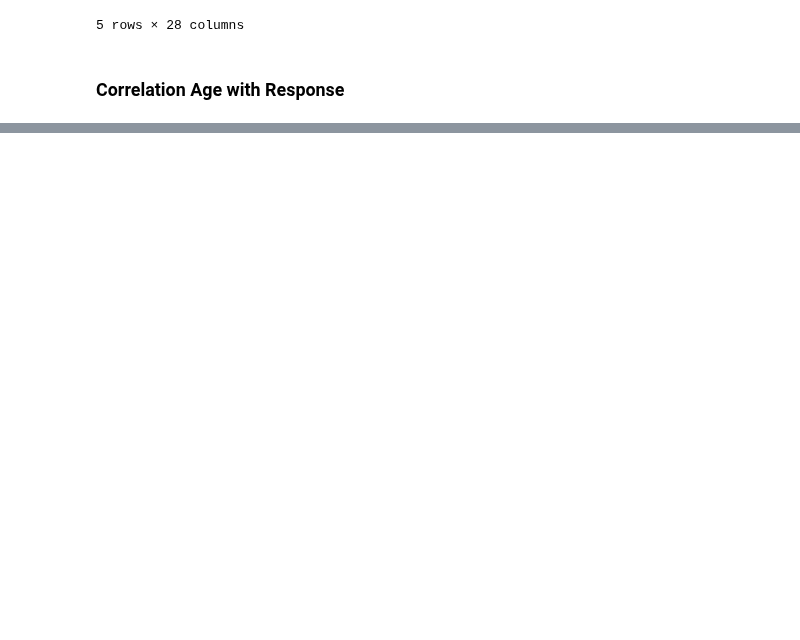
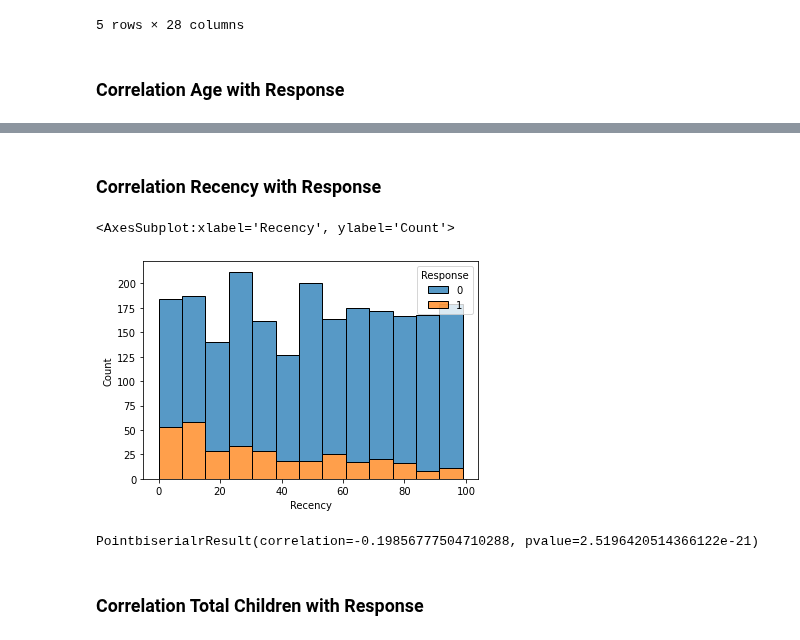
Before and after one commit to clarentcelsia/Analytics, a Jupyter notebook: marketing_campaign.ipynb, the cells around one changed output, grey strips where cells are left out. Saved outputs shown, nothing was run; the diff lists cells and outputs as text; code cells hidden in the pictures; blank space fills up the shorter version.

```diff
--- a/marketing_campaign.ipynb
+++ b/marketing_campaign.ipynb
@@ -297,0 +375,15 @@ df_train_corr_kendall.loc[['Cust_Age', 'Response'], :]
+# %% [markdown]
+### Correlation Recency with Response
+# %%
+sns.histplot(data=df_, x='Recency', hue='Response', multiple='stack')
+# ?: siapa mereka yang melakukan pembelian dengan last purchased 40 hari terakhir
+# %% [output]
+<AxesSubplot:xlabel='Recency', ylabel='Count'>
+[figure, added]
+# %%
+np_recency = df_['Recency'].to_numpy()
+st.pointbiserialr(np_resp, np_recency)
+# %% [output]
+PointbiserialrResult(correlation=-0.19856777504710288, pvalue=2.5196420514366122e-21)
+# %% [markdown]
+### Correlation Total Children with Response
```
Also changed, not shown: parts of 26 cells of this notebook.
